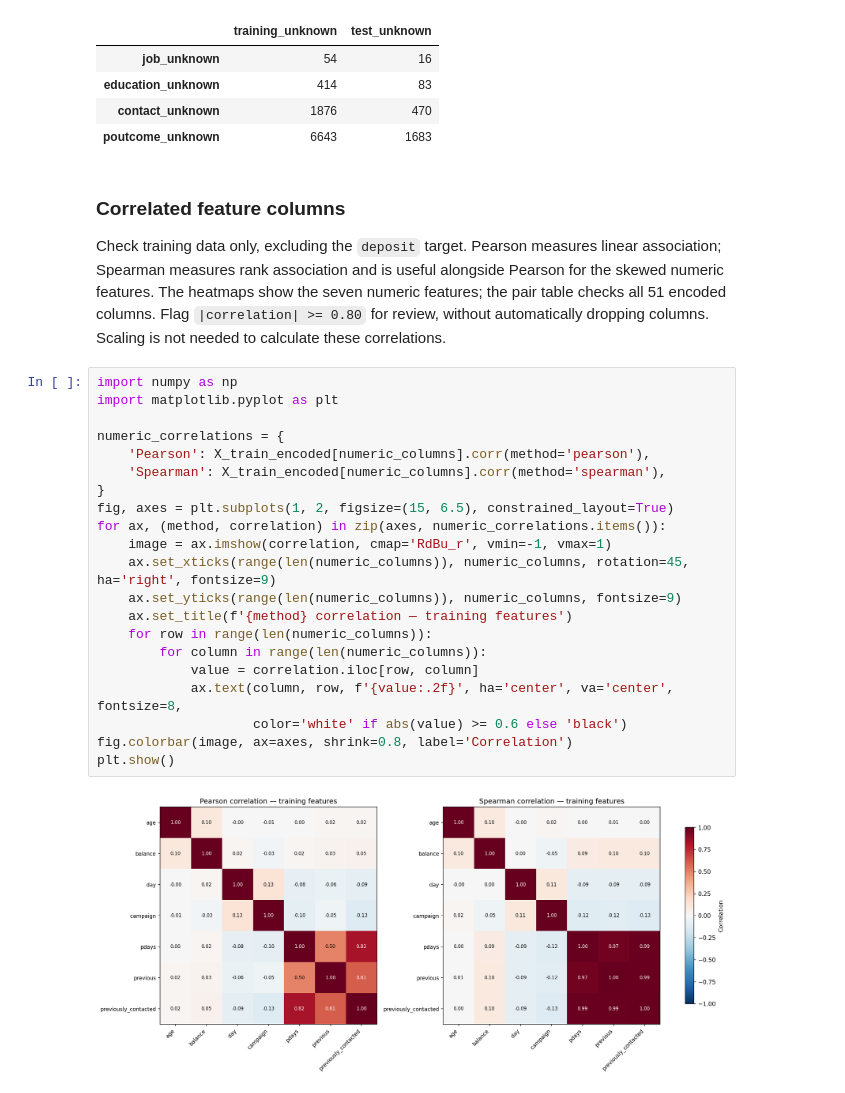
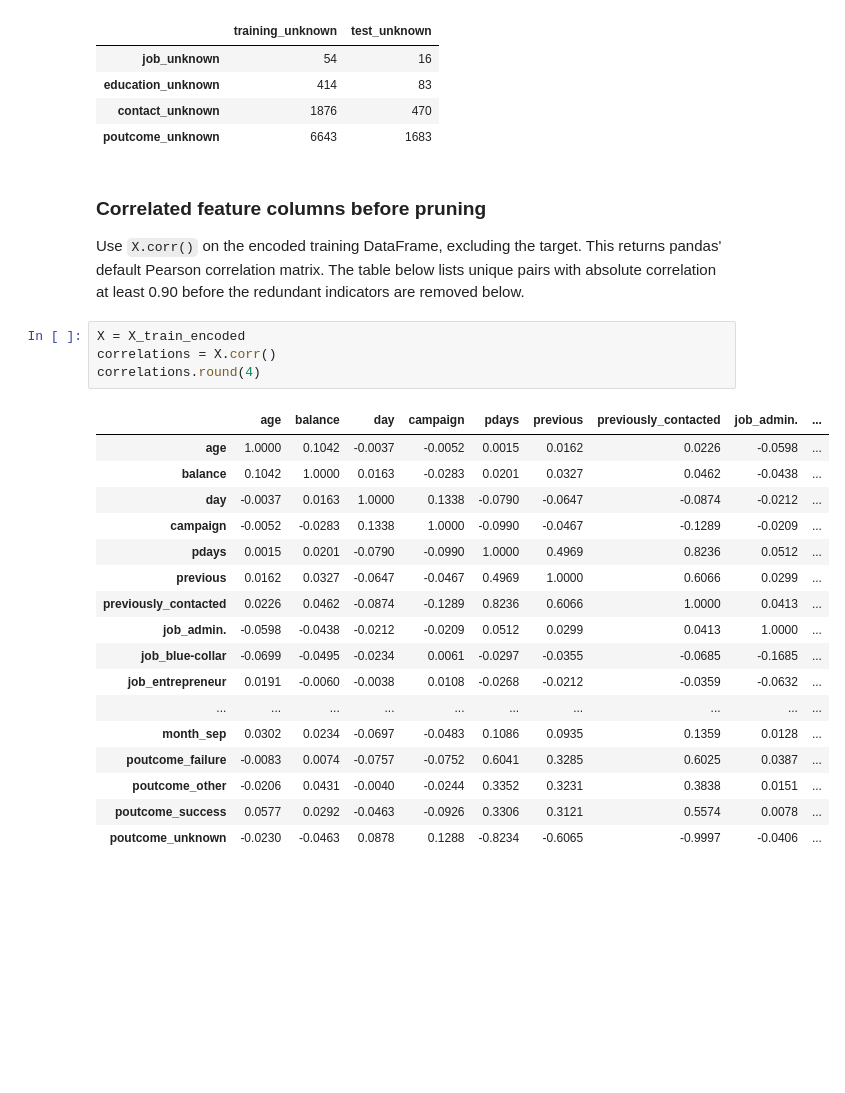
Before and after one commit to lance-kluge/bankChurnML, a Jupyter notebook: bankChurn.ipynb, the cells around one changed output. Drawn from its saved outputs; the diff is of its cells as text; blank space fills up the shorter version.

```diff
--- a/bankChurn.ipynb
+++ b/bankChurn.ipynb
@@ -220,30 +222,29 @@ Encoded features: 51 (numeric columns remain unscaled)
 | contact_unknown | 1876 | 470 |
 | poutcome_unknown | 6643 | 1683 |
 # %% [markdown]
-### Correlated feature columns
+### Correlated feature columns before pruning
 
-Check training data only, excluding the `deposit` target. Pearson measures linear association; Spearman measures rank association and is useful alongside Pearson for the skewed numeric features. The heatmaps show the seven numeric features; the pair table checks all 51 encoded columns. Flag `|correlation| >= 0.80` for review, without automatically dropping columns. Scaling is not needed to calculate these correlations.
+Use `X.corr()` on the encoded training DataFrame, excluding the target. This returns pandas' default Pearson correlation matrix. The table below lists unique pairs with absolute correlation at least 0.90 before the redundant indicators are removed below.
-# %%
-import numpy as np
-import matplotlib.pyplot as plt
-
-numeric_correlations = {
-    'Pearson': X_train_encoded[numeric_columns].corr(method='pearson'),
-    'Spearman': X_train_encoded[numeric_columns].corr(method='spearman'),
-}
-fig, axes = plt.subplots(1, 2, figsize=(15, 6.5), constrained_layout=True)
-for ax, (method, correlation) in zip(axes, numeric_correlations.items()):
-    image = ax.imshow(correlation, cmap='RdBu_r', vmin=-1, vmax=1)
-    ax.set_xticks(range(len(numeric_columns)), numeric_columns, rotation=45, ha='right', fontsize=9)
-    ax.set_yticks(range(len(numeric_columns)), numeric_columns, fontsize=9)
-    ax.set_title(f'{method} correlation — training features')
-    for row in range(len(numeric_columns)):
-        for column in range(len(numeric_columns)):
-            value = correlation.iloc[row, column]
-            ax.text(column, row, f'{value:.2f}', ha='center', va='center', fontsize=8,
-                    color='white' if abs(value) >= 0.6 else 'black')
-fig.colorbar(image, ax=axes, shrink=0.8, label='Correlation')
-plt.show()
-# %% [output]
-[figure, removed]
+# %%
+X = X_train_encoded
+correlations = X.corr()
+correlations.round(4)
+# %% [output]
+|  | age | balance | day | campaign | pdays | previous | previously_contacted | job_admin. | ... |
+| age | 1.0000 | 0.1042 | -0.0037 | -0.0052 | 0.0015 | 0.0162 | 0.0226 | -0.0598 | ... |
+| balance | 0.1042 | 1.0000 | 0.0163 | -0.0283 | 0.0201 | 0.0327 | 0.0462 | -0.0438 | ... |
+| day | -0.0037 | 0.0163 | 1.0000 | 0.1338 | -0.0790 | -0.0647 | -0.0874 | -0.0212 | ... |
+| campaign | -0.0052 | -0.0283 | 0.1338 | 1.0000 | -0.0990 | -0.0467 | -0.1289 | -0.0209 | ... |
+| pdays | 0.0015 | 0.0201 | -0.0790 | -0.0990 | 1.0000 | 0.4969 | 0.8236 | 0.0512 | ... |
+| previous | 0.0162 | 0.0327 | -0.0647 | -0.0467 | 0.4969 | 1.0000 | 0.6066 | 0.0299 | ... |
+| previously_contacted | 0.0226 | 0.0462 | -0.0874 | -0.1289 | 0.8236 | 0.6066 | 1.0000 | 0.0413 | ... |
+| job_admin. | -0.0598 | -0.0438 | -0.0212 | -0.0209 | 0.0512 | 0.0299 | 0.0413 | 1.0000 | ... |
+| job_blue-collar | -0.0699 | -0.0495 | -0.0234 | 0.0061 | -0.0297 | -0.0355 | -0.0685 | -0.1685 | ... |
+| job_entrepreneur | 0.0191 | -0.0060 | -0.0038 | 0.0108 | -0.0268 | -0.0212 | -0.0359 | -0.0632 | ... |
+| ... | ... | ... | ... | ... | ... | ... | ... | ... | ... |
+| month_sep | 0.0302 | 0.0234 | -0.0697 | -0.0483 | 0.1086 | 0.0935 | 0.1359 | 0.0128 | ... |
+| poutcome_failure | -0.0083 | 0.0074 | -0.0757 | -0.0752 | 0.6041 | 0.3285 | 0.6025 | 0.0387 | ... |
+| poutcome_other | -0.0206 | 0.0431 | -0.0040 | -0.0244 | 0.3352 | 0.3231 | 0.3838 | 0.0151 | ... |
+| poutcome_success | 0.0577 | 0.0292 | -0.0463 | -0.0926 | 0.3306 | 0.3121 | 0.5574 | 0.0078 | ... |
+| poutcome_unknown | -0.0230 | -0.0463 | 0.0878 | 0.1288 | -0.8234 | -0.6065 | -0.9997 | -0.0406 | ... |
 # %%
```
Also changed, not shown: parts of 6 cells of this notebook.
